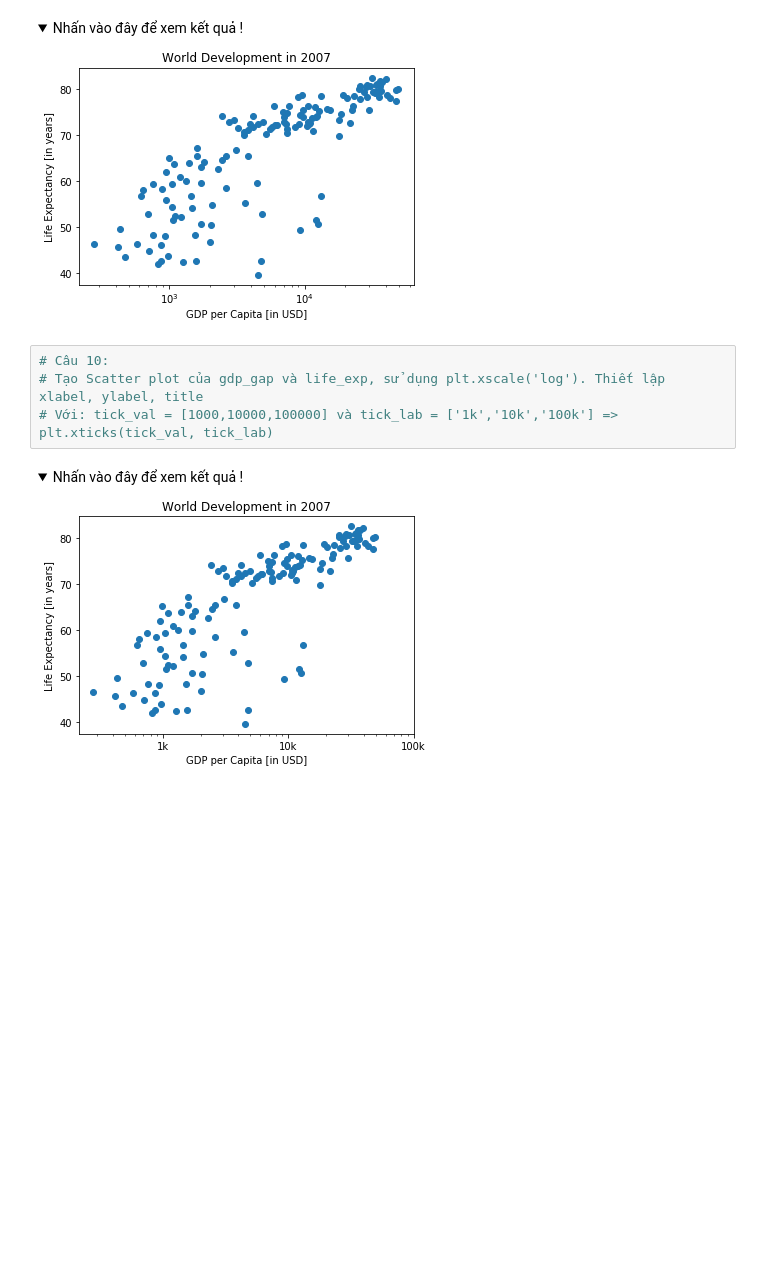
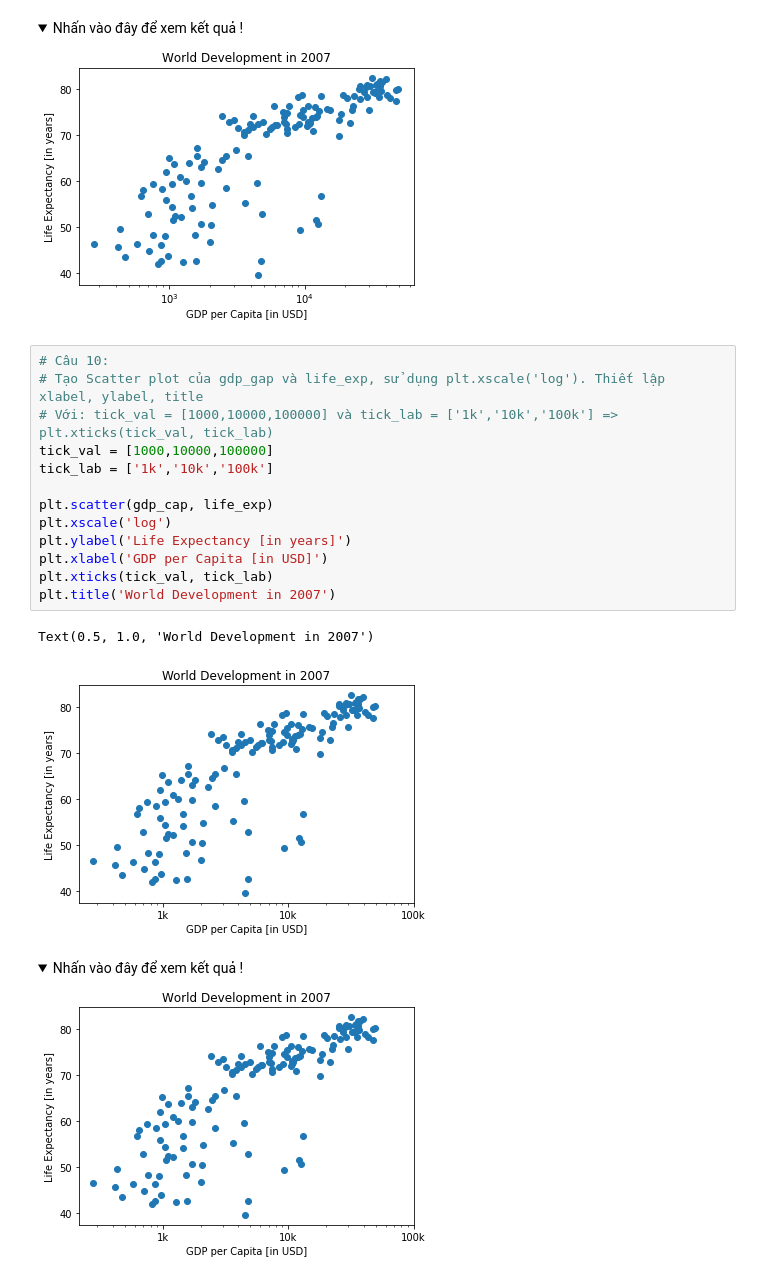
Before and after one commit to galvin96/course-MachineLearning, a Jupyter notebook: Bai_6/6.3/Chapter6_Exercise3_Pop.ipynb, the cells around one changed output. Saved outputs shown, nothing was run; the diff lists cells and outputs as text; folded sections open; blank space fills up the shorter version.

```diff
--- a/Bai_6/6.3/Chapter6_Exercise3_Pop.ipynb
+++ b/Bai_6/6.3/Chapter6_Exercise3_Pop.ipynb
@@ -171,7 +185,19 @@ plt.hist(life_exp, bins=20, color='blue', edgecolor='red')
 # %%
 # Câu 10:
 # Tạo Scatter plot của gdp_gap và life_exp, sử dụng plt.xscale('log'). Thiết lập xlabel, ylabel, title
 # Với: tick_val = [1000,10000,100000] và tick_lab = ['1k','10k','100k'] => plt.xticks(tick_val, tick_lab)
+tick_val = [1000,10000,100000]
+tick_lab = ['1k','10k','100k']
+
+plt.scatter(gdp_cap, life_exp)
+plt.xscale('log')
+plt.ylabel('Life Expectancy [in years]')
+plt.xlabel('GDP per Capita [in USD]')
+plt.xticks(tick_val, tick_lab)
+plt.title('World Development in 2007')
+# %% [output]
+Text(0.5, 1.0, 'World Development in 2007')
+[figure, added]
 # %% [markdown]
 <details>
   <summary>Nhấn vào đây để xem kết quả !</summary>
```
Also changed, not shown: parts of 4 cells of this notebook.
